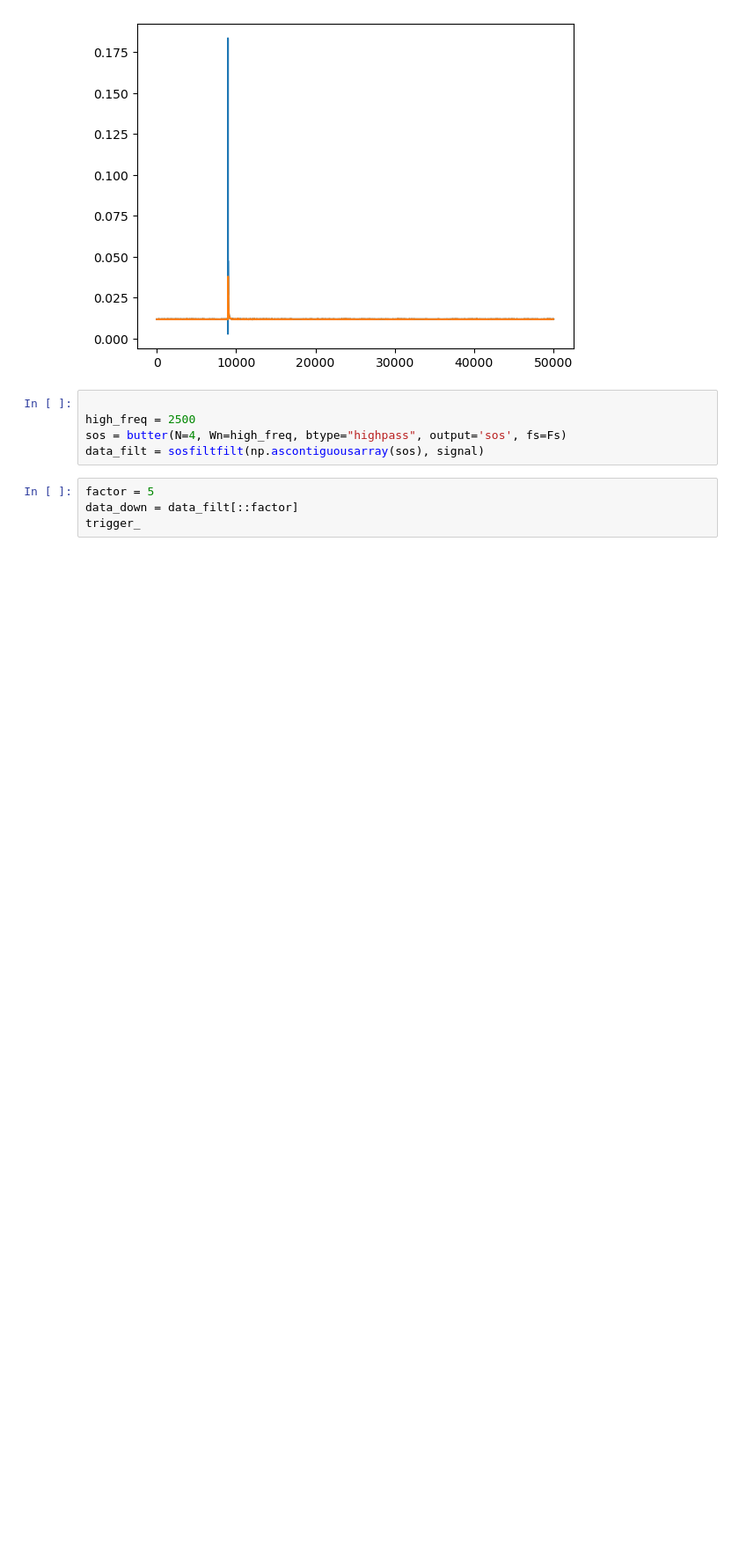
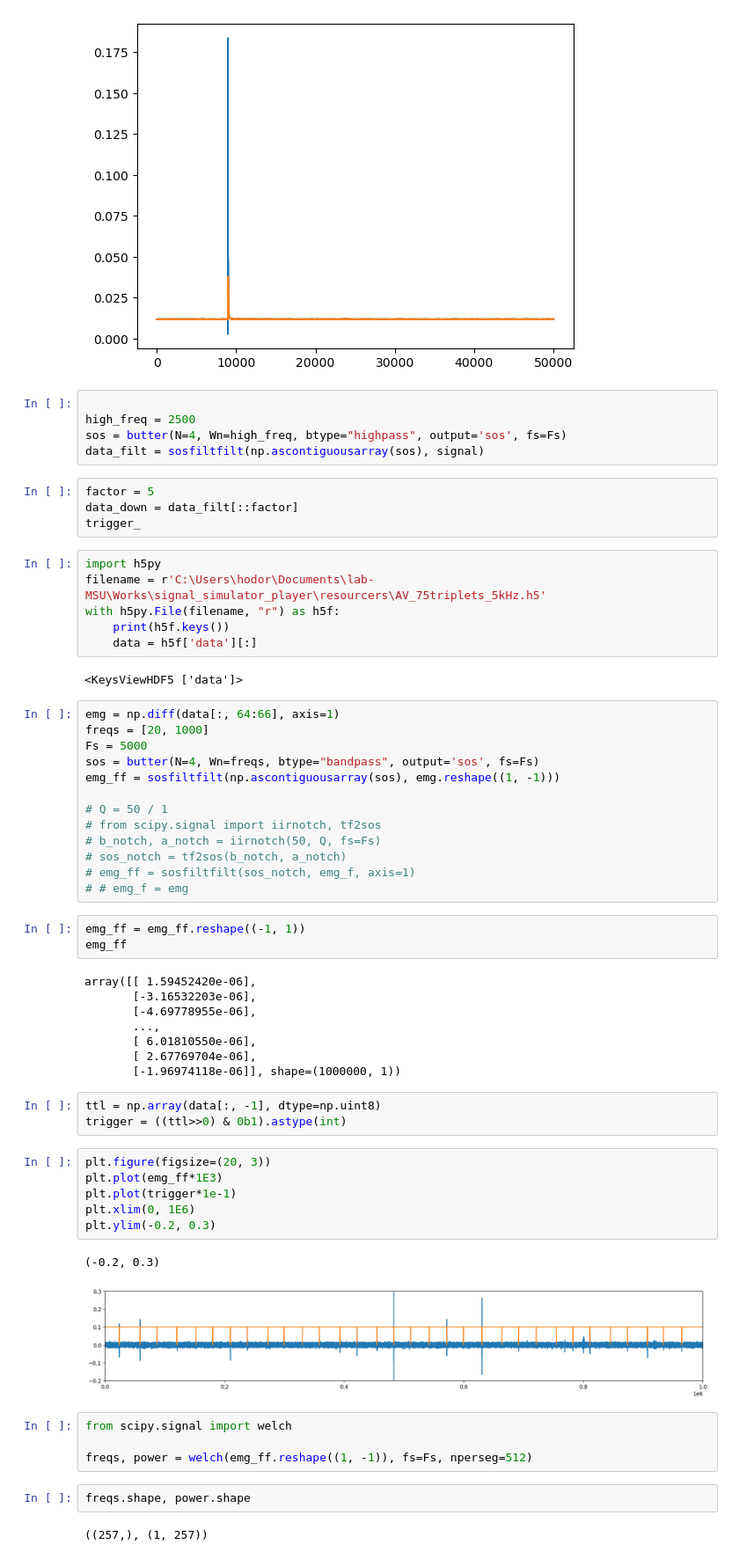
Before and after one commit to JuliaRory/PonkSync-Trainer, a Jupyter notebook: notebooks/00-downsampling.ipynb, the cells around one changed output. Shown at 88% size. Cells and saved outputs as stored; diff of their text form; blank space fills up the shorter version.

```diff
--- a/notebooks/00-downsampling.ipynb
+++ b/notebooks/00-downsampling.ipynb
@@ -72,3 +91,55 @@ data_filt = sosfiltfilt(np.ascontiguousarray(sos), signal)
 factor = 5
 data_down = data_filt[::factor]
 trigger_
+# %%
+import h5py
+filename = r'C:\Users\hodor\Documents\lab-MSU\Works\signal_simulator_player\resourcers\AV_75triplets_5kHz.h5'
+with h5py.File(filename, "r") as h5f:
+    print(h5f.keys())
+    data = h5f['data'][:]
+# %% [output]
+<KeysViewHDF5 ['data']>
+# %%
+emg = np.diff(data[:, 64:66], axis=1)
+freqs = [20, 1000]
+Fs = 5000
+sos = butter(N=4, Wn=freqs, btype="bandpass", output='sos', fs=Fs)
+emg_ff = sosfiltfilt(np.ascontiguousarray(sos), emg.reshape((1, -1)))
+
+# Q = 50 / 1
+# from scipy.signal import iirnotch, tf2sos
+# b_notch, a_notch = iirnotch(50, Q, fs=Fs)
+# sos_notch = tf2sos(b_notch, a_notch)
+# emg_ff = sosfiltfilt(sos_notch, emg_f, axis=1)
+# # emg_f = emg
+# %%
+emg_ff = emg_ff.reshape((-1, 1))
+emg_ff
+# %% [output]
+array([[ 1.59452420e-06],
+       [-3.16532203e-06],
+       [-4.69778955e-06],
+       ...,
+       [ 6.01810550e-06],
+       [ 2.67769704e-06],
+       [-1.96974118e-06]], shape=(1000000, 1))
+# %%
+ttl = np.array(data[:, -1], dtype=np.uint8)
+trigger = ((ttl>>0) & 0b1).astype(int)
+# %%
+plt.figure(figsize=(20, 3))
+plt.plot(emg_ff*1E3)
+plt.plot(trigger*1e-1)
+plt.xlim(0, 1E6)
+plt.ylim(-0.2, 0.3)
+# %% [output]
+(-0.2, 0.3)
+[figure, added]
+# %%
+from scipy.signal import welch
+
+freqs, power = welch(emg_ff.reshape((1, -1)), fs=Fs, nperseg=512)
+# %%
+freqs.shape, power.shape
+# %% [output]
+((257,), (1, 257))
```
Also changed, not shown: parts of 9 cells of this notebook, 12 other files.
